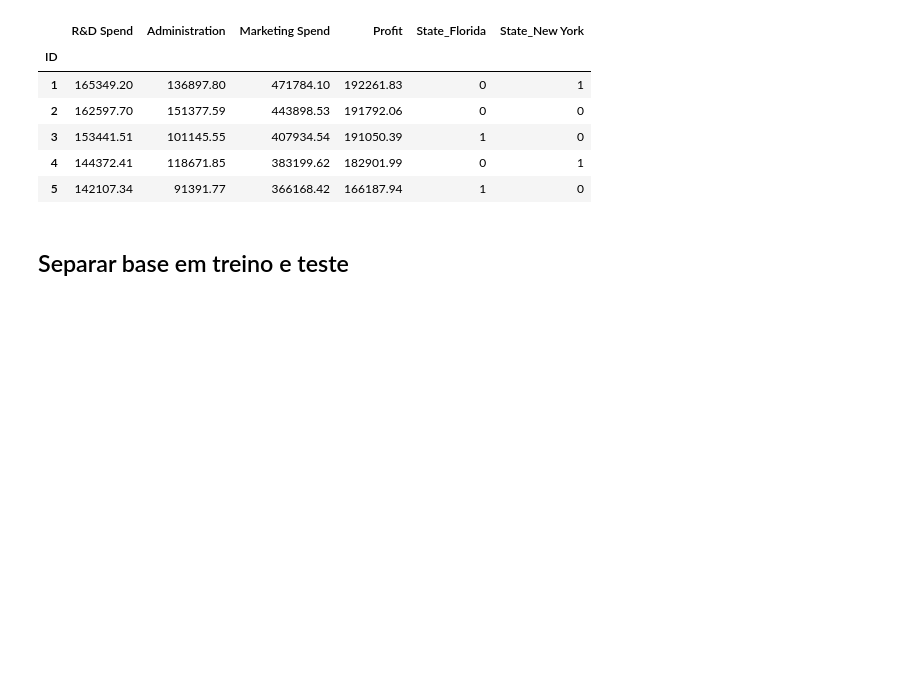
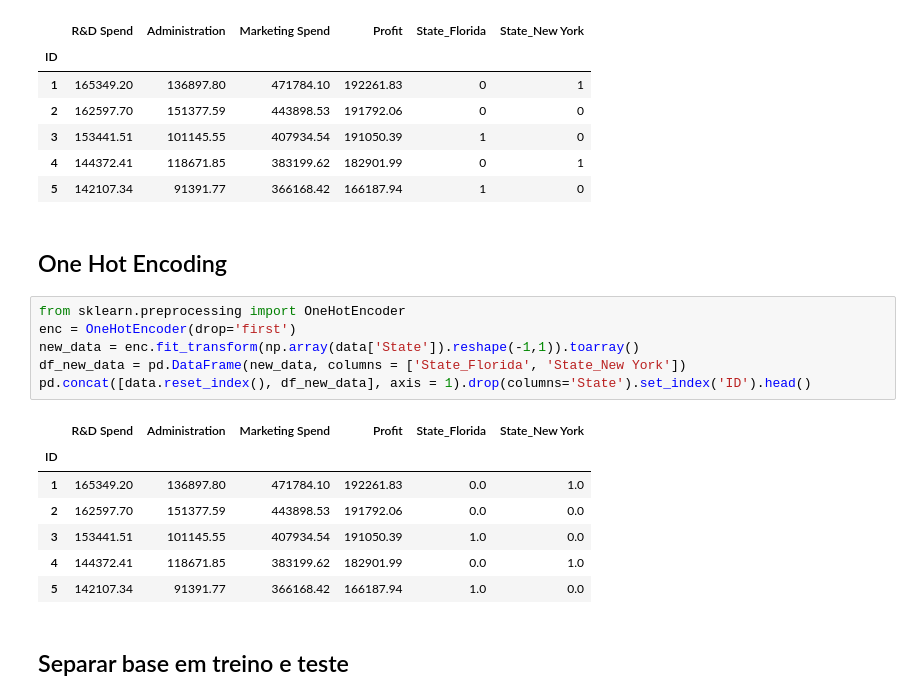
Before and after one commit to leonardolins/data-mining, a Jupyter notebook: 06_Regressão/Startups_LR.ipynb, the cells around one changed output. Saved outputs shown, nothing was run; the diff lists cells and outputs as text; blank space fills up the shorter version.

```diff
--- a/06_Regressão/Startups_LR.ipynb
+++ b/06_Regressão/Startups_LR.ipynb
@@ -58,6 +58,22 @@ data.head()
 | 3 | 153441.51 | 101145.55 | 407934.54 | 191050.39 | 1 | 0 |
 | 4 | 144372.41 | 118671.85 | 383199.62 | 182901.99 | 0 | 1 |
 | 5 | 142107.34 | 91391.77 | 366168.42 | 166187.94 | 1 | 0 |
+# %% [markdown]
+## One Hot Encoding
+# %%
+from sklearn.preprocessing import OneHotEncoder
+enc = OneHotEncoder(drop='first')
+new_data = enc.fit_transform(np.array(data['State']).reshape(-1,1)).toarray()
+df_new_data = pd.DataFrame(new_data, columns = ['State_Florida', 'State_New York'])
+pd.concat([data.reset_index(), df_new_data], axis = 1).drop(columns='State').set_index('ID').head()
+# %% [output]
+|  | R&D Spend | Administration | Marketing Spend | Profit | State_Florida | State_New York |
+| ID |  |  |  |  |  |  |
+| 1 | 165349.20 | 136897.80 | 471784.10 | 192261.83 | 0.0 | 1.0 |
+| 2 | 162597.70 | 151377.59 | 443898.53 | 191792.06 | 0.0 | 0.0 |
+| 3 | 153441.51 | 101145.55 | 407934.54 | 191050.39 | 1.0 | 0.0 |
+| 4 | 144372.41 | 118671.85 | 383199.62 | 182901.99 | 0.0 | 1.0 |
+| 5 | 142107.34 | 91391.77 | 366168.42 | 166187.94 | 1.0 | 0.0 |
 # %% [markdown]
 ## Separar base em treino e teste
 # %%
```
Also changed, not shown: 1 other file.
